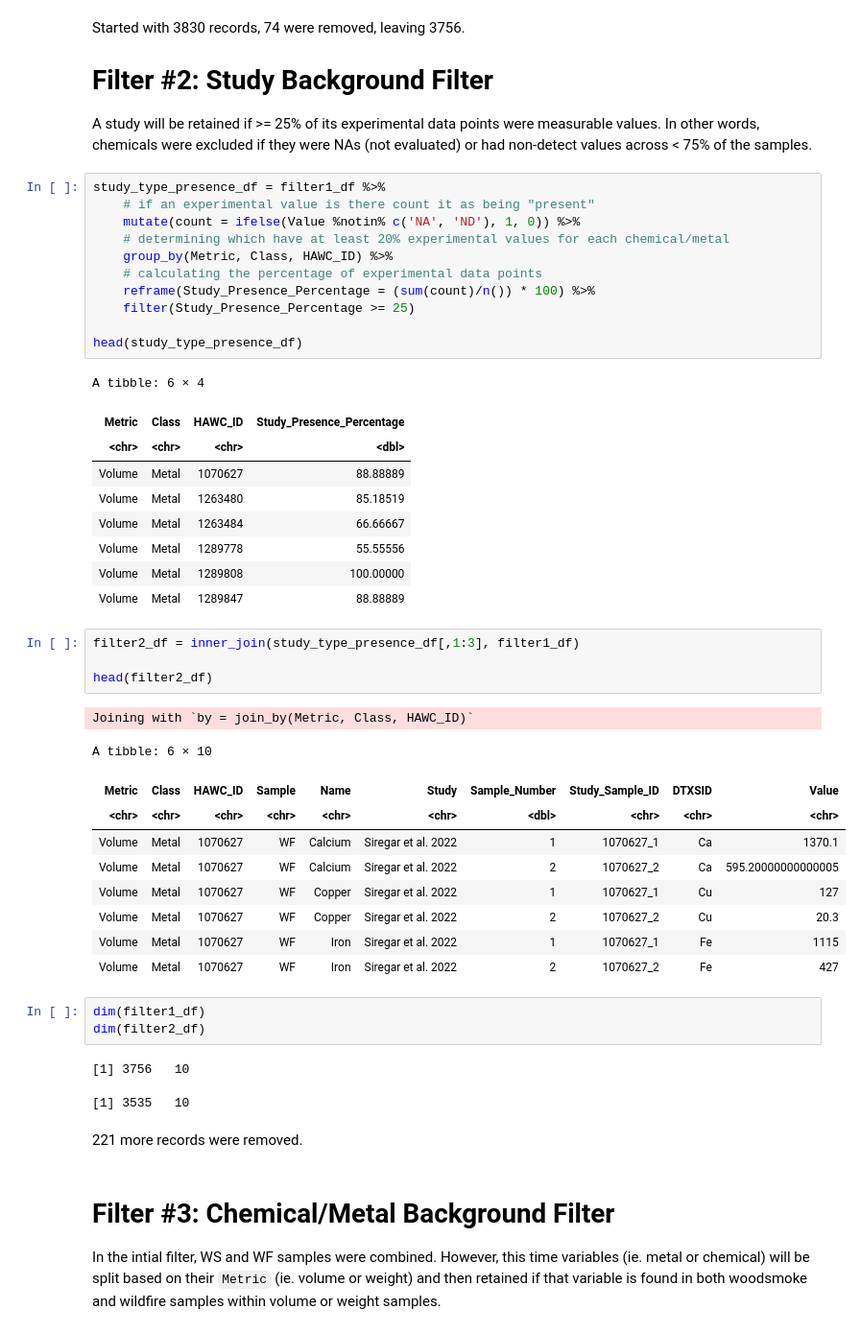
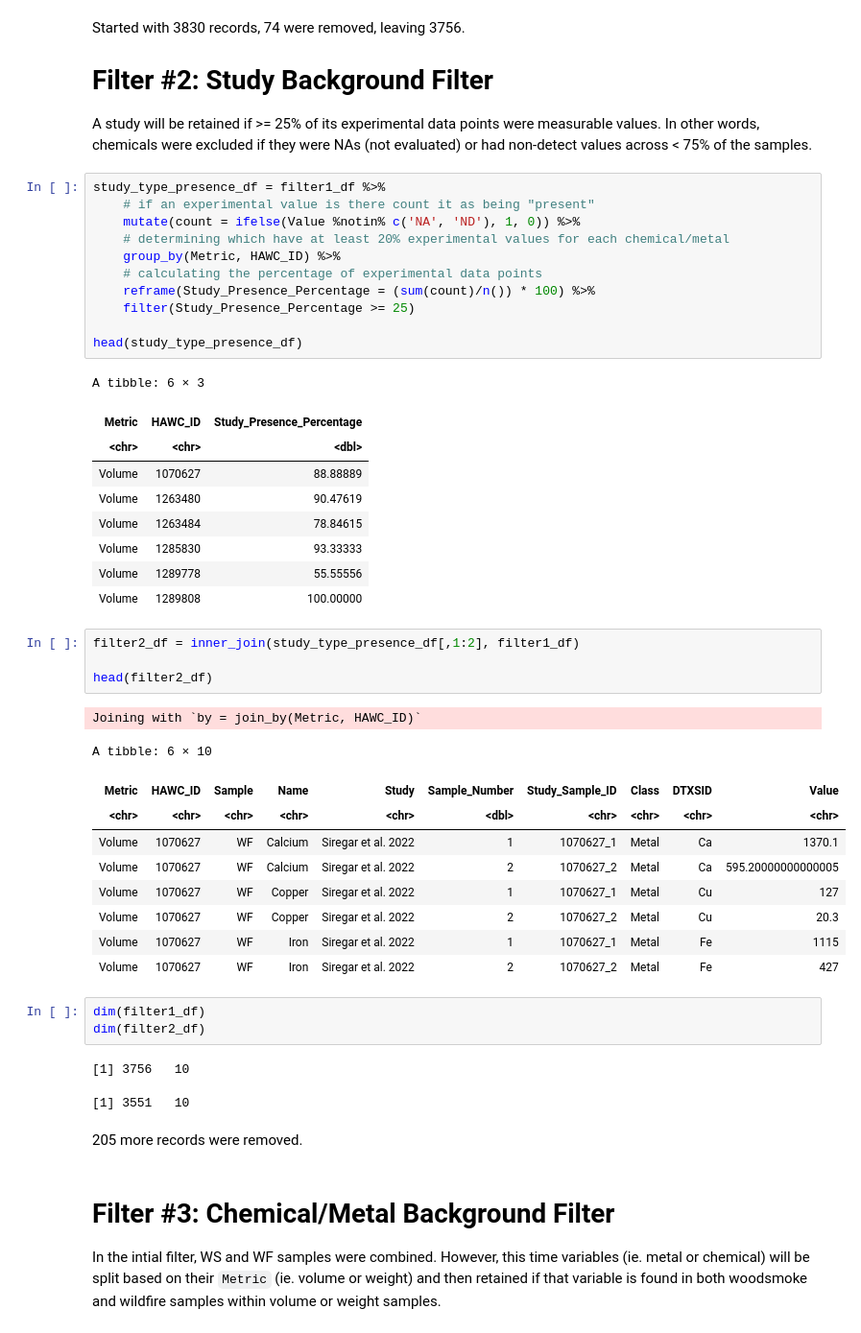
Before and after one commit to UNC-CEMALB/P1015.-Wildfire_Suffcient_Similiarity, a Jupyter notebook: 1. Data Processing/Data Processing.ipynb, the cells around one changed output. Shown at 96% size. Saved outputs shown, nothing was run; the diff lists cells and outputs as text.

```diff
--- a/1. Data Processing/Data Processing.ipynb
+++ b/1. Data Processing/Data Processing.ipynb
@@ -161,45 +161,45 @@ study_type_presence_df = filter1_df %>%
     # if an experimental value is there count it as being "present"
     mutate(count = ifelse(Value %notin% c('NA', 'ND'), 1, 0)) %>%
     # determining which have at least 20% experimental values for each chemical/metal
-    group_by(Metric, Class, HAWC_ID) %>%
+    group_by(Metric, HAWC_ID) %>%
     # calculating the percentage of experimental data points
     reframe(Study_Presence_Percentage = (sum(count)/n()) * 100) %>%
     filter(Study_Presence_Percentage >= 25)
 
 head(study_type_presence_df)
 # %% [output]
-A tibble: 6 × 4
+A tibble: 6 × 3
-| Metric | Class | HAWC_ID | Study_Presence_Percentage |
-| <chr> | <chr> | <chr> | <dbl> |
-| Volume | Metal | 1070627 | 88.88889 |
-| Volume | Metal | 1263480 | 85.18519 |
-| Volume | Metal | 1263484 | 66.66667 |
-| Volume | Metal | 1289778 | 55.55556 |
-| Volume | Metal | 1289808 | 100.00000 |
-| Volume | Metal | 1289847 | 88.88889 |
+| Metric | HAWC_ID | Study_Presence_Percentage |
+| <chr> | <chr> | <dbl> |
+| Volume | 1070627 | 88.88889 |
+| Volume | 1263480 | 90.47619 |
+| Volume | 1263484 | 78.84615 |
+| Volume | 1285830 | 93.33333 |
+| Volume | 1289778 | 55.55556 |
+| Volume | 1289808 | 100.00000 |
 # %%
-filter2_df = inner_join(study_type_presence_df[,1:3], filter1_df)
+filter2_df = inner_join(study_type_presence_df[,1:2], filter1_df)
 
 head(filter2_df)
 # %% [output]
-Joining with `by = join_by(Metric, Class, HAWC_ID)`
+Joining with `by = join_by(Metric, HAWC_ID)`
 A tibble: 6 × 10
-| Metric | Class | HAWC_ID | Sample | Name | Study | Sample_Number | Study_Sample_ID | DTXSID | Value |
-| <chr> | <chr> | <chr> | <chr> | <chr> | <chr> | <dbl> | <chr> | <chr> | <chr> |
-| Volume | Metal | 1070627 | WF | Calcium | Siregar et al. 2022 | 1 | 1070627_1 | Ca | 1370.1 |
-| Volume | Metal | 1070627 | WF | Calcium | Siregar et al. 2022 | 2 | 1070627_2 | Ca | 595.20000000000005 |
-| Volume | Metal | 1070627 | WF | Copper | Siregar et al. 2022 | 1 | 1070627_1 | Cu | 127 |
-| Volume | Metal | 1070627 | WF | Copper | Siregar et al. 2022 | 2 | 1070627_2 | Cu | 20.3 |
-| Volume | Metal | 1070627 | WF | Iron | Siregar et al. 2022 | 1 | 1070627_1 | Fe | 1115 |
-| Volume | Metal | 1070627 | WF | Iron | Siregar et al. 2022 | 2 | 1070627_2 | Fe | 427 |
+| Metric | HAWC_ID | Sample | Name | Study | Sample_Number | Study_Sample_ID | Class | DTXSID | Value |
+| <chr> | <chr> | <chr> | <chr> | <chr> | <dbl> | <chr> | <chr> | <chr> | <chr> |
+| Volume | 1070627 | WF | Calcium | Siregar et al. 2022 | 1 | 1070627_1 | Metal | Ca | 1370.1 |
+| Volume | 1070627 | WF | Calcium | Siregar et al. 2022 | 2 | 1070627_2 | Metal | Ca | 595.20000000000005 |
+| Volume | 1070627 | WF | Copper | Siregar et al. 2022 | 1 | 1070627_1 | Metal | Cu | 127 |
+| Volume | 1070627 | WF | Copper | Siregar et al. 2022 | 2 | 1070627_2 | Metal | Cu | 20.3 |
+| Volume | 1070627 | WF | Iron | Siregar et al. 2022 | 1 | 1070627_1 | Metal | Fe | 1115 |
+| Volume | 1070627 | WF | Iron | Siregar et al. 2022 | 2 | 1070627_2 | Metal | Fe | 427 |
 # %%
 dim(filter1_df)
 dim(filter2_df)
 # %% [output]
 [1] 3756   10
-[1] 3535   10
+[1] 3551   10
 # %% [markdown]
-221 more records were removed.
+205 more records were removed.
 # %% [markdown]
 # Filter #3: Chemical/Metal Background Filter
 
```
Also changed, not shown: parts of 27 cells of this notebook.
